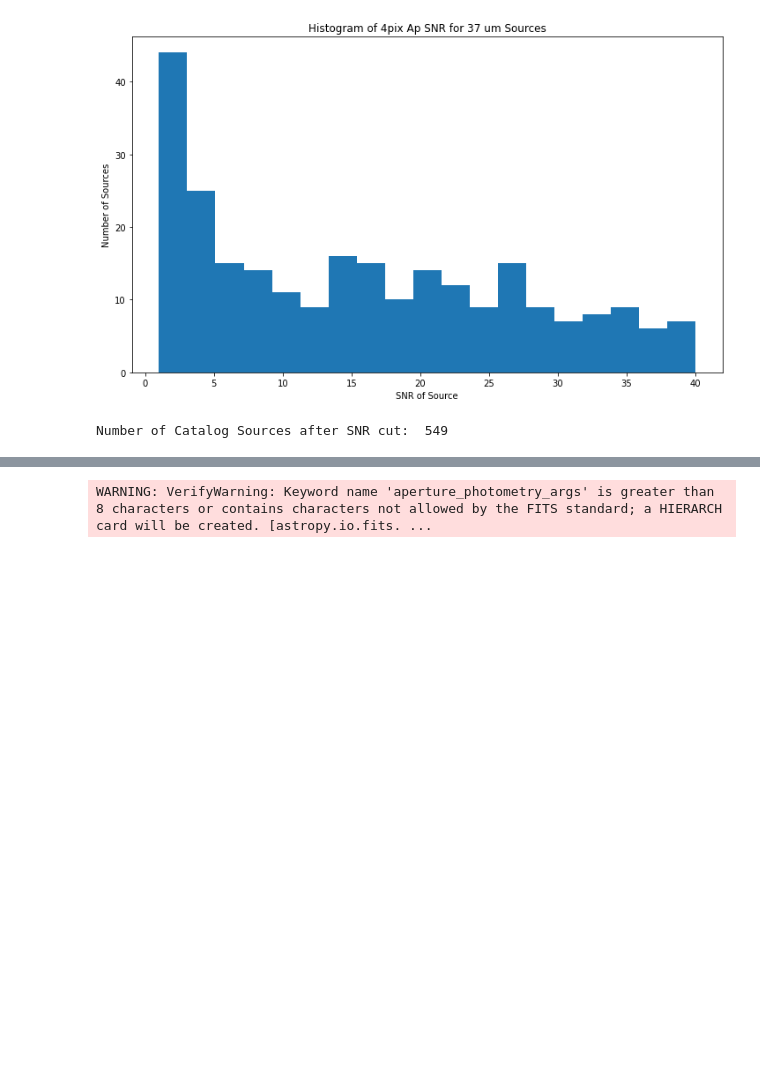
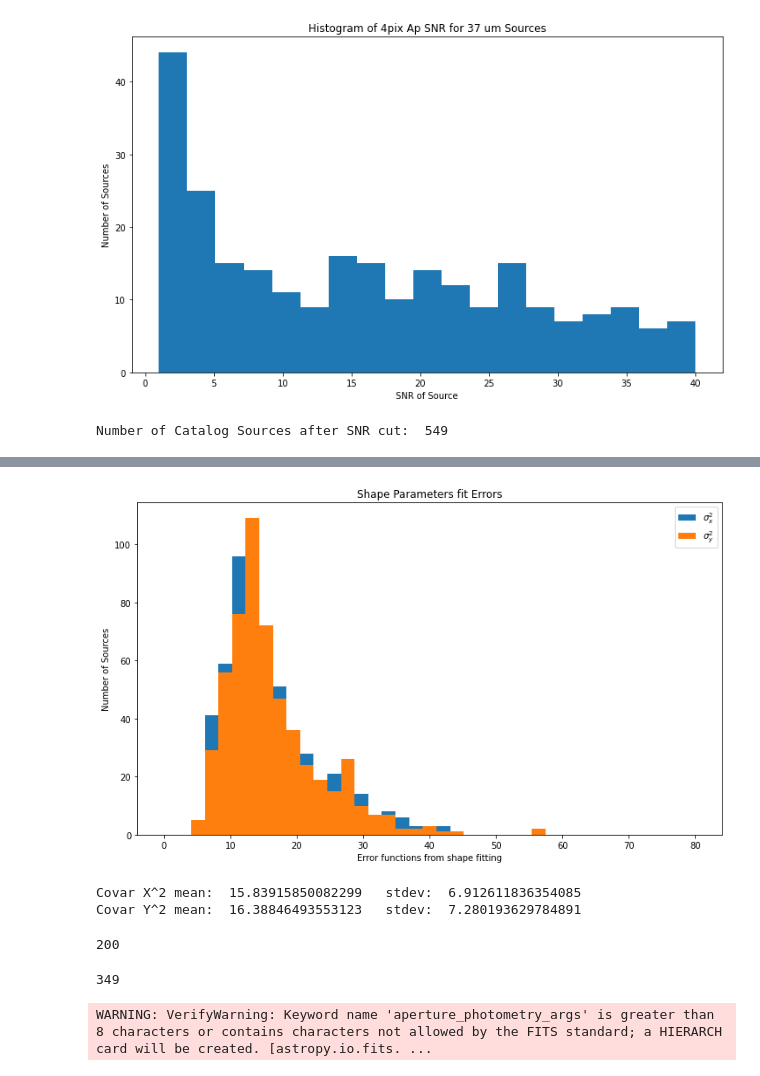
Before and after one commit to mjhankins/SFGCphotcode, a Jupyter notebook: SourceCatalog_CombineFields.ipynb, the cells around one changed output, grey strips where cells are left out. Cells and saved outputs as stored; diff of their text form; code cells hidden in the pictures; blank space fills up the shorter version.

Commit message:
Added quality flags to 37um catalog

```diff
--- a/SourceCatalog_CombineFields.ipynb
+++ b/SourceCatalog_CombineFields.ipynb
@@ -609,0 +658,31 @@ Number of Catalog Sources after SNR cut:  549
+# %%
+#apply quality flags to table
+Distmean=np.mean(mcat37snrcut['fit_dist'])
+Diststd=np.std(mcat37snrcut['fit_dist'])
+
+distidx1=mcat37snrcut['fit_dist']>4.0
+distidx2=mcat37snrcut['fit_dist']>7.0
+
+mcat37snrcut['shape_qflag']=0
+
+mcat37snrcut['shape_qflag'][distidx1]=1
+mcat37snrcut['shape_qflag'][distidx1]=mcat37snrcut['shape_qflag'][distidx1]+1
+# %%
+binlist=np.linspace(0,80,40)
+
+plt.figure(figsize=(12,7))
+plt.title('Shape Parameters fit Errors')
+plt.hist(mcat37snrcut['covar_sigx2'],bins=binlist,label=r'$\sigma_x^2$')
+plt.hist(mcat37snrcut['covar_sigy2'],bins=binlist,label=r'$\sigma_y^2$')
+plt.xlabel('Error functions from shape fitting')
+plt.ylabel('Number of Sources')
+plt.legend()
+plt.show()
+# %% [output]
+[figure, added]
+# %%
+print('Covar X^2 mean: ', np.mean(mcat37snrcut['covar_sigx2']), '  stdev: ',np.std(mcat37snrcut['covar_sigx2']))
+print('Covar Y^2 mean: ', np.mean(mcat37snrcut['covar_sigy2']), '  stdev: ',np.std(mcat37snrcut['covar_sigy2']))
+# %% [output]
+Covar X^2 mean:  15.83915850082299   stdev:  6.912611836354085
+Covar Y^2 mean:  16.38846493553123   stdev:  7.280193629784891
@@ -610,3 +702,13 @@ Number of Catalog Sources after SNR cut:  549
+# %%
+#number of sources that are well fit by shape fitting
+np.count_nonzero(mcat37snrcut['shape_qflag']==0)
+# %% [output]
+200
+# %%
+#number of sources that may not be well fit by the shape fitting
+np.count_nonzero(mcat37snrcut['shape_qflag']>0)
+# %% [output]
+349
 # %%
 #more cuts to consider?
 # %%
```
Also changed, not shown: parts of 14 cells of this notebook.
